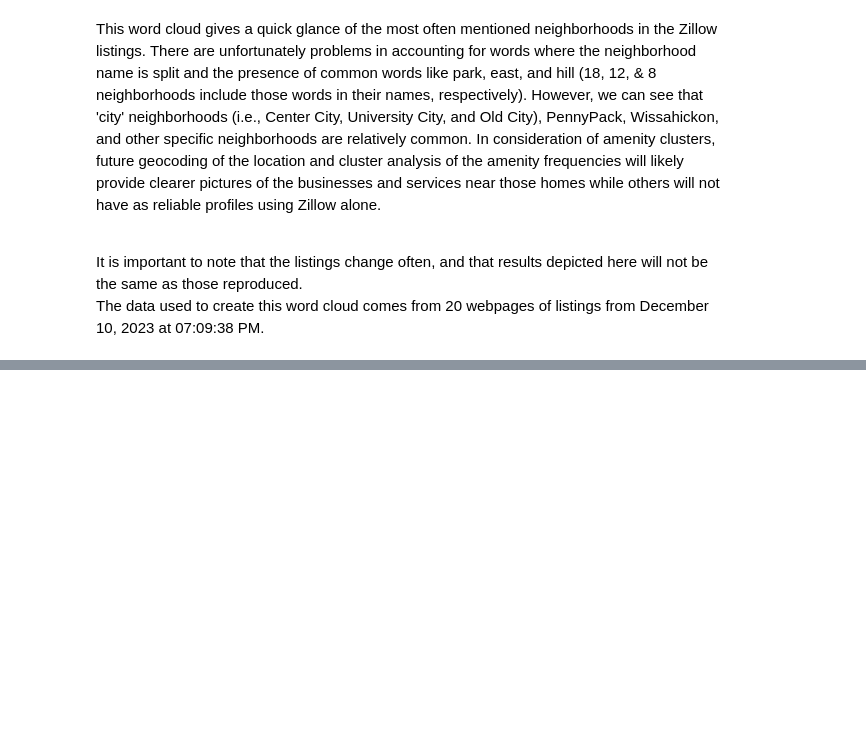
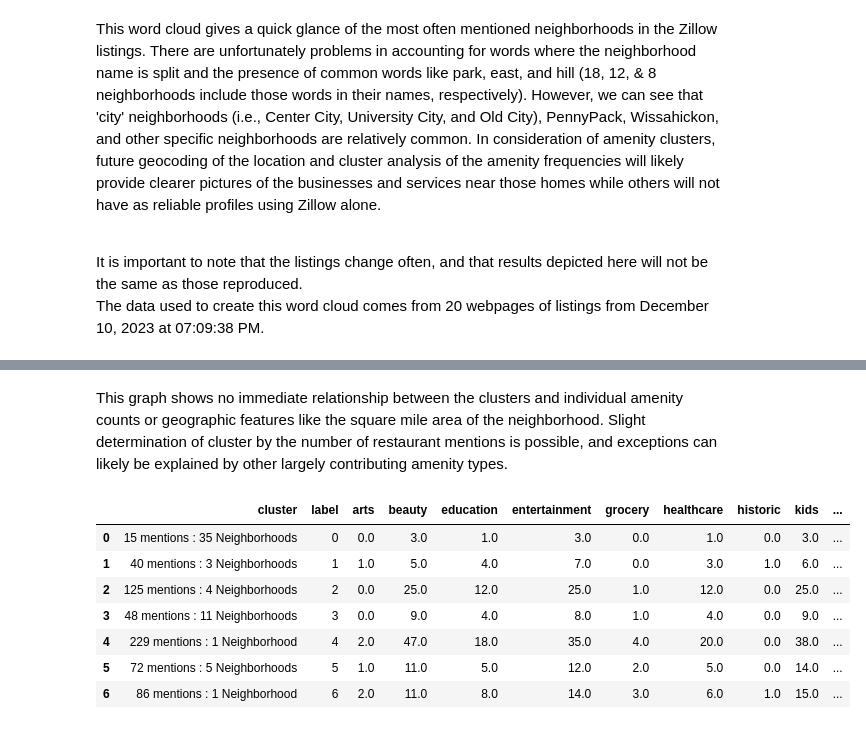
Before and after one commit to LuckyLaharlTim/MUSA_5500_Final, a Jupyter notebook: analysis/text_analysis.ipynb, the cells around one changed output, grey strips where cells are left out. Cells and saved outputs as stored; diff of their text form; code cells hidden in the pictures; blank space fills up the shorter version.

Commit message:
sample cluster analysis 'done'

```diff
--- a/analysis/text_analysis.ipynb
+++ b/analysis/text_analysis.ipynb
@@ -299,0 +306,16 @@ for n in nhoods:
+# %%
+scaler = StandardScaler()
+kmeans = KMeans(n_clusters=7, random_state=42, n_init=10)
+
+nhAmenity_scored = zillow.groupby("neighborhood",as_index=False).sum()
+nhAmenity_scored = nhAmenity_scored.drop(nhAmenity_scored.loc[nhAmenity_scored["neighborhood"]==""].index)
+
+phl_nhoods = phl_nhoods.rename(columns={"listname":"neighborhood"}).merge(nhAmenity_scored,on="neighborhood")
+del(nhAmenity_scored)
+
+amenity_cols = ["restaurants","parks","education","grocery","entertainment","nightlife","shopping","healthcare","historic","kids","arts","beauty"]
+amenity_mention_scaled = scaler.fit_transform(phl_nhoods[amenity_cols])
+kmeans.fit(amenity_mention_scaled)
+
+# Extract the labels
+phl_nhoods['label'] = kmeans.labels_
@@ -299,0 +348,25 @@ for n in nhoods:
+# %% [markdown]
+This graph shows no immediate relationship between the clusters and individual amenity counts or geographic features like the square mile area of the neighborhood. Slight determination of cluster by the number of restaurant mentions is possible, and exceptions can likely be explained by other largely contributing amenity types.
+# %%
+# Calculate the mean values of the amenities
+mean_values = phl_nhoods.groupby("label",as_index=False)[["arts", "beauty", "education", "entertainment", "grocery", "healthcare", "historic", "kids", "nightlife", "parks", "restaurants", "shopping"]].mean().round(0)
+
+# Calculate the counts for each cluster
+counts = phl_nhoods['label'].value_counts().rename_axis('label').reset_index(name='neighborhoods')
+
+# Merge the mean values and counts into one DataFrame
+cluster_profile = pd.merge(mean_values, counts, on='label').reset_index()
+
+# Display the merged DataFrame
+cluster_profile = cluster_profile.rename(columns={"index":"cluster"})
+cluster_profile["cluster"]=["15 mentions : 35 Neighborhoods","40 mentions : 3 Neighborhoods","125 mentions : 4 Neighborhoods","48 mentions : 11 Neighborhoods","229 mentions : 1 Neighborhood","72 mentions : 5 Neighborhoods","86 mentions : 1 Neighborhood"]
+cluster_profile
+# %% [output]
+|  | cluster | label | arts | beauty | education | entertainment | grocery | healthcare | historic | kids | ... |
+| 0 | 15 mentions : 35 Neighborhoods | 0 | 0.0 | 3.0 | 1.0 | 3.0 | 0.0 | 1.0 | 0.0 | 3.0 | ... |
+| 1 | 40 mentions : 3 Neighborhoods | 1 | 1.0 | 5.0 | 4.0 | 7.0 | 0.0 | 3.0 | 1.0 | 6.0 | ... |
+| 2 | 125 mentions : 4 Neighborhoods | 2 | 0.0 | 25.0 | 12.0 | 25.0 | 1.0 | 12.0 | 0.0 | 25.0 | ... |
+| 3 | 48 mentions : 11 Neighborhoods | 3 | 0.0 | 9.0 | 4.0 | 8.0 | 1.0 | 4.0 | 0.0 | 9.0 | ... |
+| 4 | 229 mentions : 1 Neighborhood | 4 | 2.0 | 47.0 | 18.0 | 35.0 | 4.0 | 20.0 | 0.0 | 38.0 | ... |
+| 5 | 72 mentions : 5 Neighborhoods | 5 | 1.0 | 11.0 | 5.0 | 12.0 | 2.0 | 5.0 | 0.0 | 14.0 | ... |
+| 6 | 86 mentions : 1 Neighborhood | 6 | 2.0 | 11.0 | 8.0 | 14.0 | 3.0 | 6.0 | 1.0 | 15.0 | ... |
```
Also changed, not shown: parts of 10 cells of this notebook.
